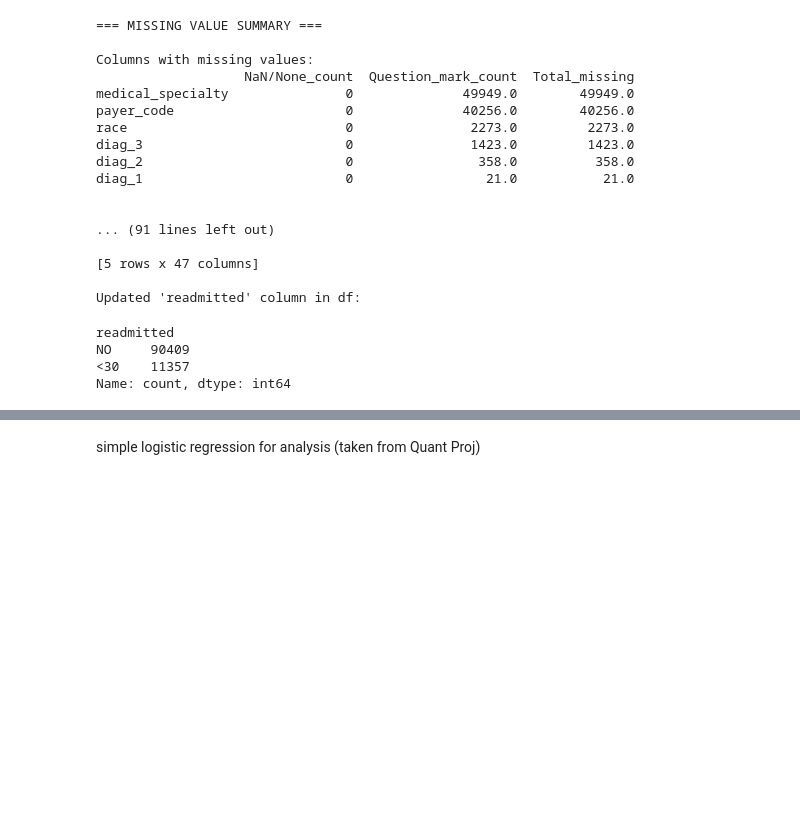
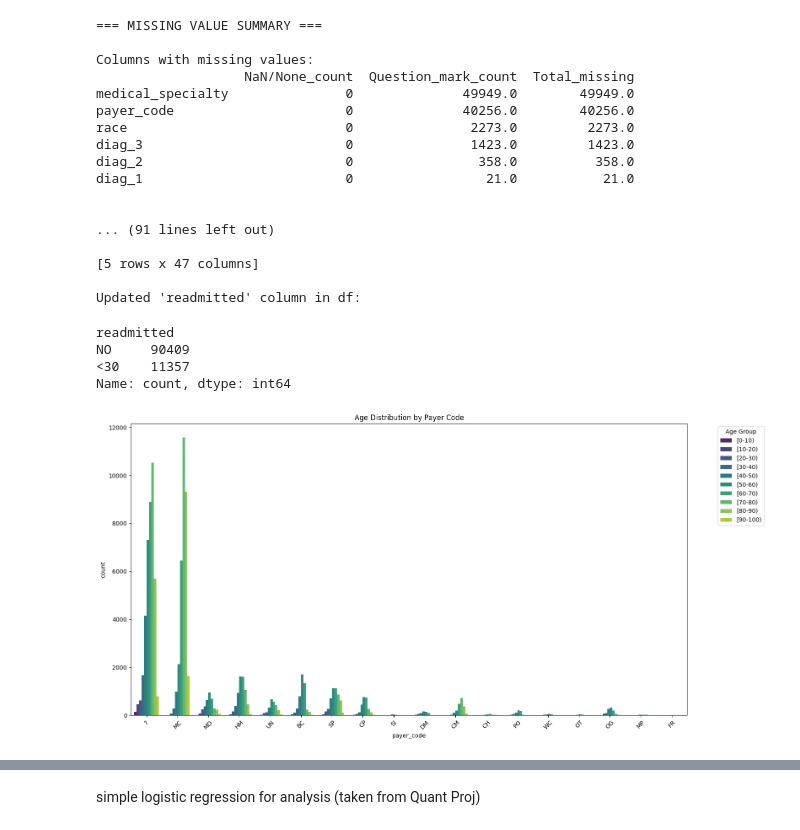
Before and after one commit to Payday4/analytics-final-project-2, a Jupyter notebook: Final_Project.ipynb, the cells around one changed output, grey strips where cells are left out. Saved outputs shown, nothing was run; the diff lists cells and outputs as text; code cells hidden in the pictures; blank space fills up the shorter version.

```diff
--- a/Final_Project.ipynb
+++ b/Final_Project.ipynb
@@ -107,3 +107,17 @@ readmitted
 NO     90409
 <30    11357
 Name: count, dtype: int64
+# %%
+import matplotlib.pyplot as plt
+import seaborn as sns
+
+# --- EDA: Payer Code and Age Breakdown ---
+plt.figure(figsize=(16, 8))
+sns.countplot(data=df, x='payer_code', hue='age', palette='viridis')
+plt.title('Age Distribution by Payer Code')
+plt.xticks(rotation=45)
+plt.legend(title='Age Group', bbox_to_anchor=(1.05, 1), loc='upper left')
+plt.tight_layout()
+plt.show()
+# %% [output]
+[figure, added]
```
Also changed, not shown: parts of 47 cells of this notebook, 1 other file.
